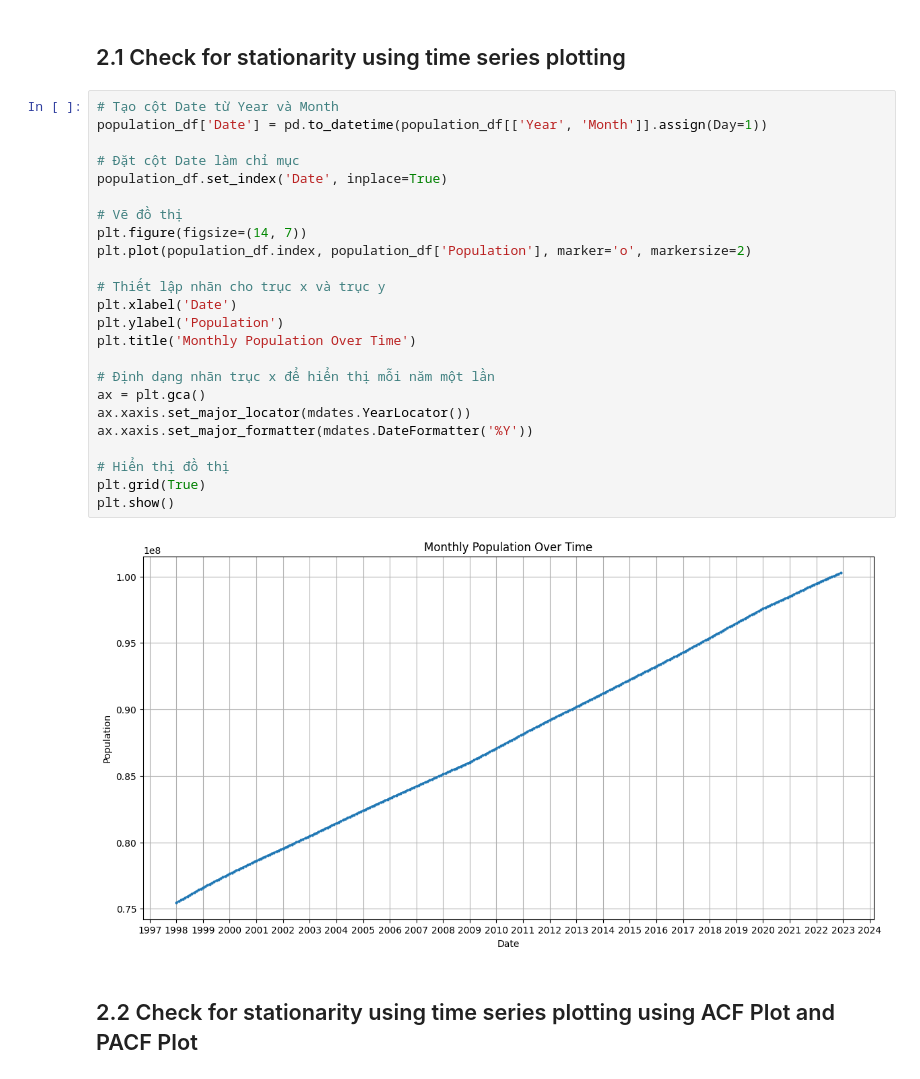
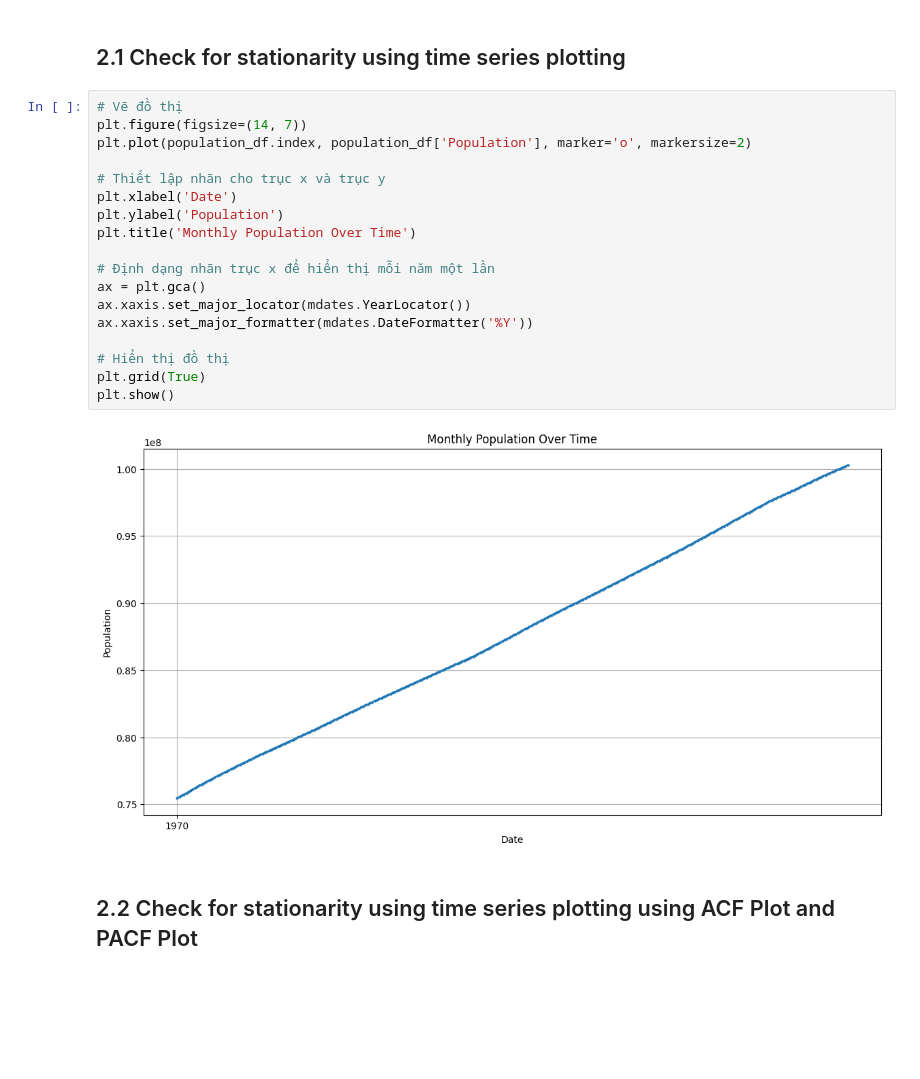
Before and after one commit to phatdtvdvt/Electricity-generation-predictor, a Jupyter notebook: [Part 3] Predicting_Exogenous_Variable_Using_ARIMA_SARIMA.ipynb, the cells around one changed output. Drawn from its saved outputs; the diff is of its cells as text; blank space fills up the shorter version.

```diff
--- a/[Part 3] Predicting_Exogenous_Variable_Using_ARIMA_SARIMA.ipynb
+++ b/[Part 3] Predicting_Exogenous_Variable_Using_ARIMA_SARIMA.ipynb
@@ -46,31 +46,25 @@ MONTHS = [month for month in range(1, 13)]
 # %% [markdown]
 ## 2.1 Check for stationarity using time series plotting
 # %%
-# Tạo cột Date từ Year và Month
-population_df['Date'] = pd.to_datetime(population_df[['Year', 'Month']].assign(Day=1))
-
-# Đặt cột Date làm chỉ mục
-population_df.set_index('Date', inplace=True)
-
 # Vẽ đồ thị
 plt.figure(figsize=(14, 7))
 plt.plot(population_df.index, population_df['Population'], marker='o', markersize=2)
 
 # Thiết lập nhãn cho trục x và trục y
 plt.xlabel('Date')
 plt.ylabel('Population')
 plt.title('Monthly Population Over Time')
 
 # Định dạng nhãn trục x để hiển thị mỗi năm một lần
 ax = plt.gca()
 ax.xaxis.set_major_locator(mdates.YearLocator())
 ax.xaxis.set_major_formatter(mdates.DateFormatter('%Y'))
 
 # Hiển thị đồ thị
 plt.grid(True)
 plt.show()
 # %% [output]
-[figure, old version]
+[figure, new version]
 # %% [markdown]
 ## 2.2 Check for stationarity using time series plotting using ACF Plot and PACF Plot
 # %%
```
Also changed, not shown: parts of 11 cells of this notebook, 15 other files.
